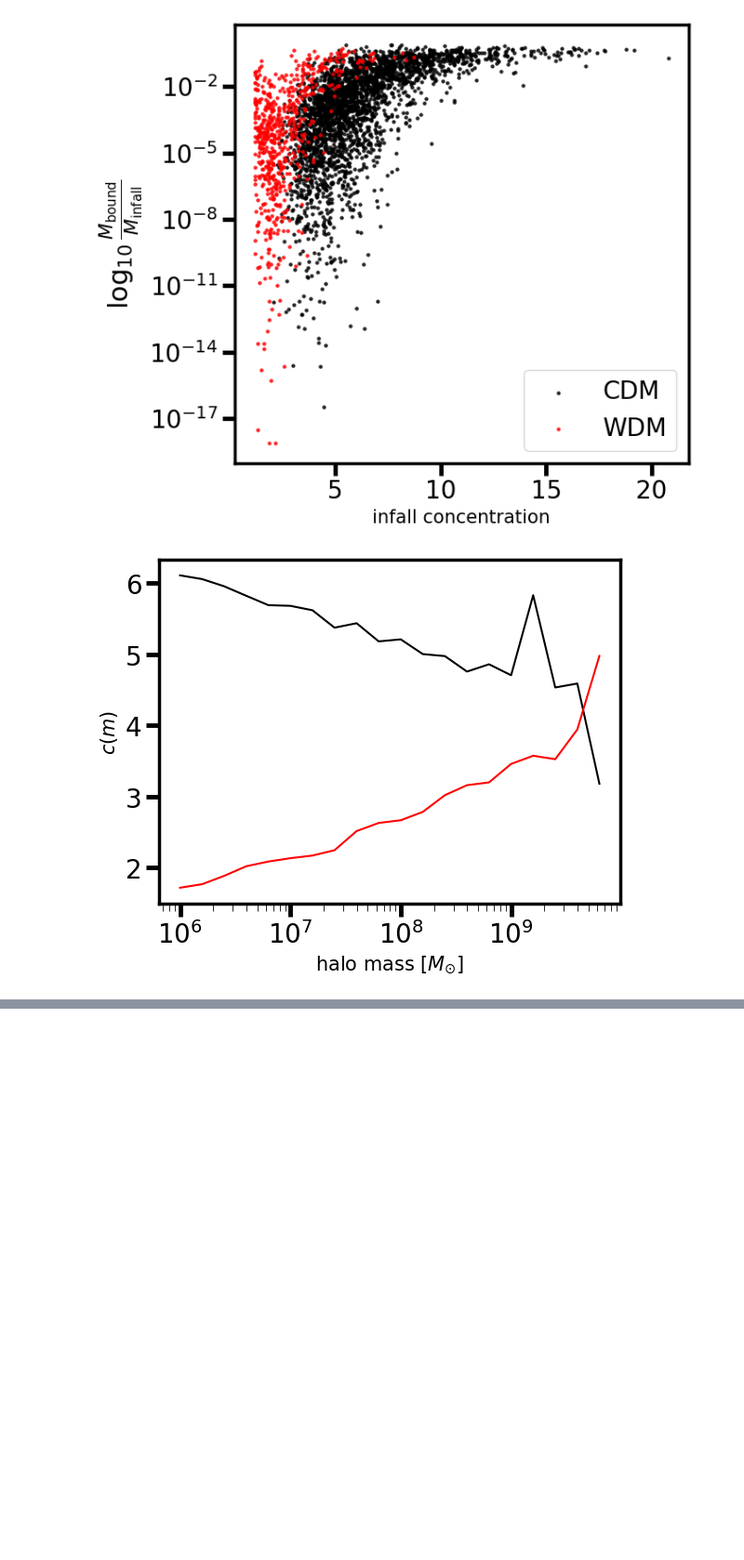
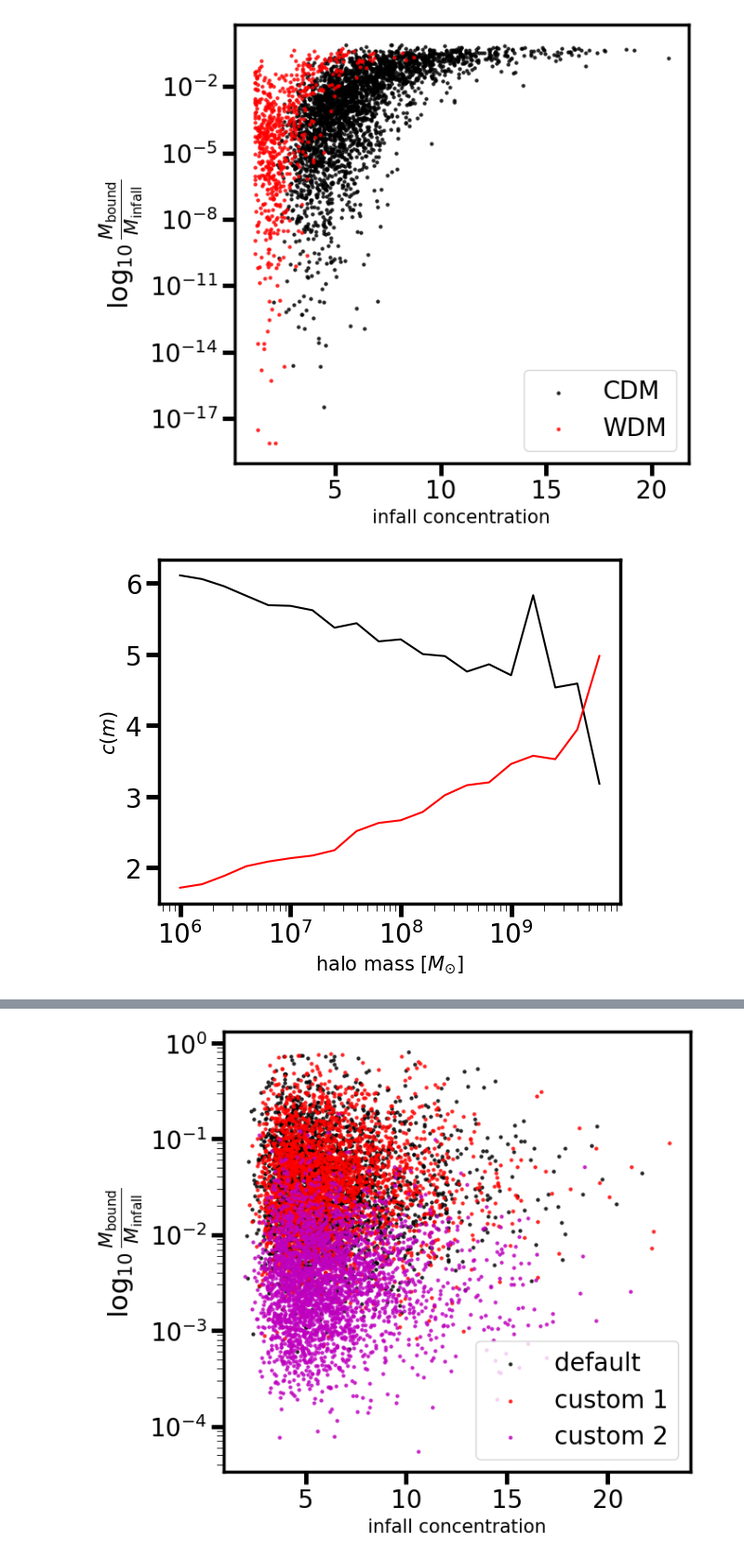
Before and after one commit to dangilman/pyHalo, a Jupyter notebook: example_notebooks/tidal_trunction_models.ipynb, the cells around one changed output, grey strips where cells are left out. Shown at 93% size. Saved outputs shown, nothing was run; the diff lists cells and outputs as text; code cells hidden in the pictures; blank space fills up the shorter version.

```diff
--- a/example_notebooks/tidal_trunction_models.ipynb
+++ b/example_notebooks/tidal_trunction_models.ipynb
@@ -106,0 +113,41 @@ plot_concentration_mass_relation(wdm_truncation_galacticus, 0.5, ax=ax, color='r
+# %%
+from pyHalo.Halos.tidal_truncation import TrunctionBoundMassPDF
+
+class TruncationBoundMassPDFCustom1(TrunctionBoundMassPDF):
+
+    def __init__(self, lens_cosmo, log10_fbound_mean=-1.5, log10_fbound_standard_dev=0.5):
+        super(TruncationBoundMassPDFCustom1, self).__init__(lens_cosmo, log10_fbound_mean, log10_fbound_standard_dev)
+
+class TruncationBoundMassPDFCustom2(TrunctionBoundMassPDF):
+
+    def __init__(self, lens_cosmo, log10_fbound_mean=-2.5, log10_fbound_standard_dev=0.5):
+        super(TruncationBoundMassPDFCustom2, self).__init__(lens_cosmo, log10_fbound_mean, log10_fbound_standard_dev)
+
+model_default = CDM(0.5, 1.5, sigma_sub=sigma_sub, LOS_normalization=0.0,
+         truncation_model_subhalos='BOUND_MASS_PDF')
+
+model_1 = CDM(0.5, 1.5, sigma_sub=sigma_sub, LOS_normalization=0.0,
+         truncation_model_subhalos=TruncationBoundMassPDFCustom1)
+
+model_2 = CDM(0.5, 1.5, sigma_sub=sigma_sub, LOS_normalization=0.0,
+         truncation_model_subhalos=TruncationBoundMassPDFCustom2)
+# %%
+fig = plt.figure(1)
+fig.set_size_inches(7,6)
+ax = plt.subplot(111)
+mass_range = [7.0, 7.5]
+kwargs_plot={'alpha': 0.75, 's': 5, 'label': 'default '}
+plot_subhalo_concentration_versus_bound_mass(model_default, ax=ax, kwargs_plot=kwargs_plot,
+                                             color='k', log_mlow=mass_range[0], log_mhigh=mass_range[1])
+kwargs_plot={'alpha': 0.75, 's': 5, 'label': 'custom 1'}
+plot_subhalo_concentration_versus_bound_mass(model_1, ax=ax, kwargs_plot=kwargs_plot,
+                                             color='r', log_mlow=mass_range[0], log_mhigh=mass_range[1])
+kwargs_plot={'alpha': 0.75, 's': 5, 'label': 'custom 2'}
+plot_subhalo_concentration_versus_bound_mass(model_2, ax=ax, kwargs_plot=kwargs_plot,
+                                             color='m', log_mlow=mass_range[0], log_mhigh=mass_range[1])
+plt.tight_layout()
+plt.legend(fontsize=20)
+#plt.savefig('./galacticus_truncation_figures/infallc_versus_boundmass.pdf')
+plt.show()
+# %% [output]
+[figure, added]
```
Also changed, not shown: parts of 3 cells of this notebook, 9 other files.
